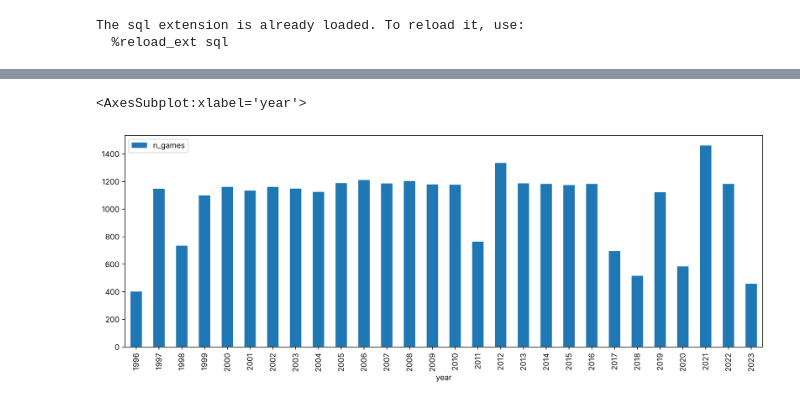
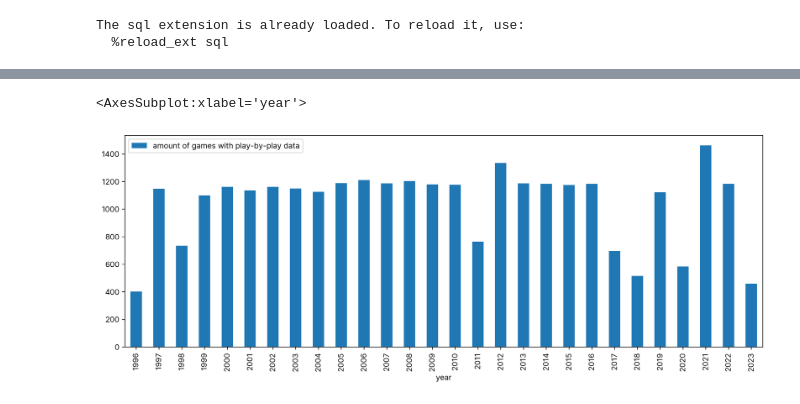
Before and after one commit to malte-j/dataviz-2023, a Jupyter notebook: notebooks/play-by-play.ipynb, the cells around one changed output, grey strips where cells are left out. Saved outputs shown, nothing was run; the diff lists cells and outputs as text; code cells hidden in the pictures.

Commit message:
add play by play and player exploration

```diff
--- a/notebooks/play-by-play.ipynb
+++ b/notebooks/play-by-play.ipynb
@@ -15,9 +15,12 @@ import pandas as pd
 The sql extension is already loaded. To reload it, use:
   %reload_ext sql
 # %%
-# Plot settings
+# Plot display settings
 import matplotlib.pyplot as plt
 import matplotlib
 
-plt.rcParams['figure.dpi'] = 600
+plt.rcParams['figure.dpi'] = 300
 matplotlib.rcParams['font.family'] = ['Inter', 'sans-serif']
+
+pd.set_option('display.max_colwidth', 3000)
+pd.set_option("display.max_columns", None)
@@ -40,7 +52,7 @@ ORDER BY year
 # %%
 play_by_play_n_games: pd.DataFrame
 # %%
-play_by_play_n_games.plot.bar(x='year', y='n_games', figsize=(15, 5))
+play_by_play_n_games.plot.bar(x='year', y='n_games', figsize=(15, 5), label="amount of games with play-by-play data")
 # %% [output]
 <AxesSubplot:xlabel='year'>
-[figure, old version]
+[figure, new version]
```
Also changed, not shown: parts of 5 cells of this notebook, 1 other file.
